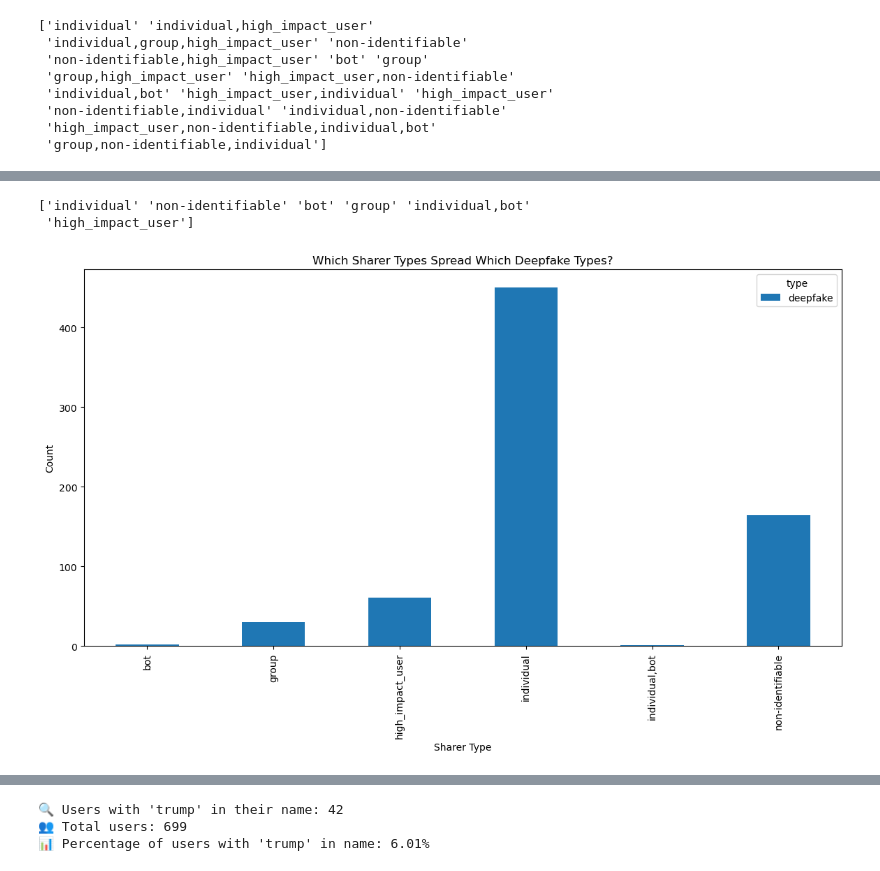
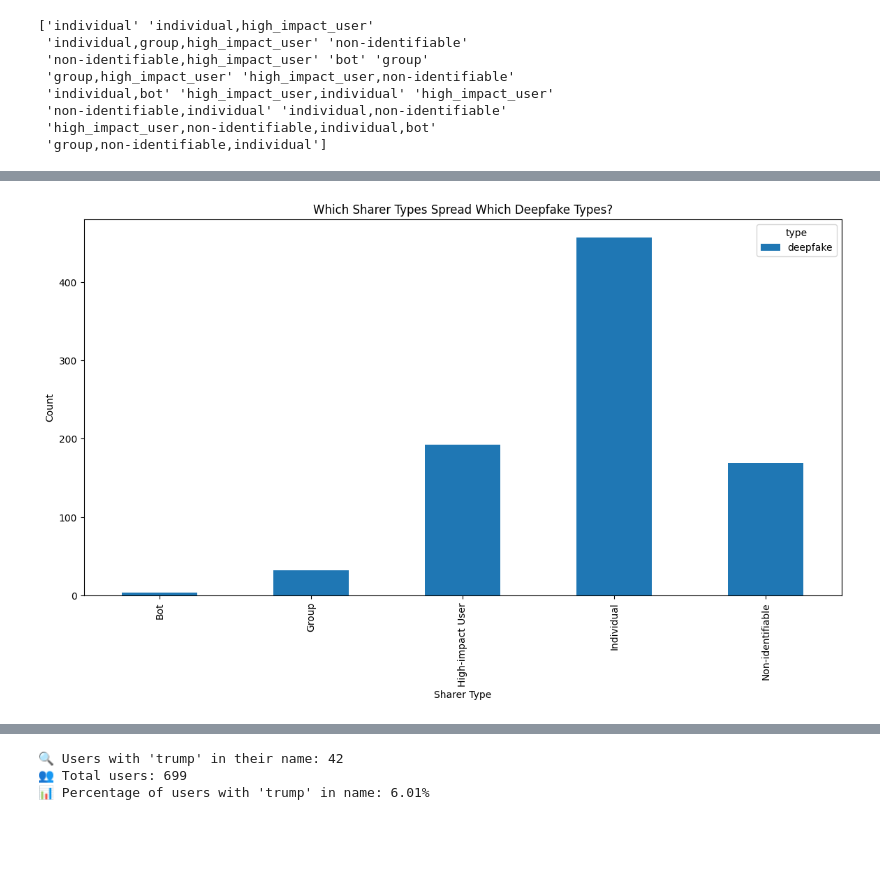
Before and after one commit to yasminek-g/DH-500, a Jupyter notebook: code/analysis/3 - dissemination/dissemination_patterns.ipynb, the cells around one changed output, grey strips where cells are left out. Drawn from its saved outputs; the diff is of its cells as text; code cells hidden in the pictures; blank space fills up the shorter version.

Commit message:
fix sharer graph

```diff
--- a/code/analysis/3 - dissemination/dissemination_patterns.ipynb
+++ b/code/analysis/3 - dissemination/dissemination_patterns.ipynb
@@ -1,8 +1,8 @@
 # %%
 import pandas as pd
 # %%
-df = pd.read_csv('../../../data/initial_data/data-2324-no-ver.csv')
-df_ver = pd.read_csv('../../../data/initial_data/data-2324-ver.csv')
+df = pd.read_csv('../../../data/initial data/data-2324-no-ver.csv')
+df_ver = pd.read_csv('../../../data/initial data/data-2324-ver.csv')
 print(df.head(1))
 # %% [output]
    Unnamed: 0  incident_id report_id  date_coded  \
@@ -446,0 +451,29 @@ print(df.sharer_type.unique())
+# %%
+# Convert to lowercase first to ensure consistency, then process
+df['sharer_type_processed'] = df['sharer_type'].str.lower()
+
+# Create an empty list to store exploded (disaggregated) rows
+exploded_rows = []
+
+# Iterate through each row of the DataFrame
+for index, row in df.iterrows():
+    sharer_types = str(row['sharer_type_processed']).split(',')
+    # For each individual sharer type in the comma-separated string,
+    # create a new row with that single sharer type
+    for s_type in sharer_types:
+        new_row = row.copy()
+        new_row['sharer_type_disaggregated'] = s_type.strip() # Remove any leading/trailing whitespace
+        exploded_rows.append(new_row)
+
+# Create a new DataFrame from the exploded rows
+df_disaggregated = pd.DataFrame(exploded_rows)
+# for format
+df_disaggregated['sharer_type_disaggregated'] = df_disaggregated['sharer_type_disaggregated'].str.capitalize().replace({
+    'High_impact_user': 'High-impact User',
+})
+# %%
+# Now, create the crosstab using the disaggregated sharer types
+pivot_table_new = pd.crosstab(df_disaggregated['sharer_type_disaggregated'], df_disaggregated['type'])
+
+print("Original unique sharer_types:\n", df['sharer_type'].unique())
+print("\nNew Crosstab (pivot_table):\n", pivot_table_new)
@@ -447,28 +499,24 @@ print(df.sharer_type.unique())
 # %%
-# modify the value of sharer_type example: if sharer_type is high_impact_user,individual modify it to individual
-df['sharer_type'] = df['sharer_type'].str.lower().replace({
-    'individual,high_impact_user': 'individual',
-    'non-identifiable,high_impact_user': 'non-identifiable',
-    'group,high_impact_user': 'group',
-    'high_impact_user,non-identifiable': 'non-identifiable',
-    'high_impact_user,individual': 'individual',
-    'high_impact_user,group': 'group',
-})
-# remove some values with sharer_type that are not needed
-df = df[~df['sharer_type'].isin(['individual,group,high_impact_user', 'non-identifiable,individual', 'individual,non-identifiable', 'high_impact_user,non-identifiable,individual,bot', 'group,non-identifiable,individual'])]
-print(df.sharer_type.unique())
+# old code / another approach: combining the groups heuristically
+# # modify the value of sharer_type example: if sharer_type is high_impact_user,individual modify it to individual
+# df['sharer_type'] = df['sharer_type'].str.lower().replace({
+#     'individual,high_impact_user': 'individual',
+#     'non-identifiable,high_impact_user': 'non-identifiable',
+#     'group,high_impact_user': 'group',
+#     'high_impact_user,non-identifiable': 'non-identifiable',
+#     'high_impact_user,individual': 'individual',
+#     'individual,bot': 'individual',
+#     'high_impact_user,group': 'group',
+# })
+# # remove some values with sharer_type that are not needed
+# df = df[~df['sharer_type'].isin(['individual,group,high_impact_user', 'non-identifiable,individual', 'individual,non-identifiable', 'high_impact_user,non-identifiable,individual,bot', 'group,non-identifiable,individual'])]
+# # Pivot table: sharer_type vs type of deepfake
+# pivot_table = pd.crosstab(df['sharer_type'], df['type'])
-# %% [output]
-['individual' 'non-identifiable' 'bot' 'group' 'individual,bot'
- 'high_impact_user']
 # %%
-# Pivot table: sharer_type vs type of deepfake
-
-pivot_table = pd.crosstab(df['sharer_type'], df['type'])
-
-pivot_table.plot(kind='bar', stacked=True, figsize=(14, 7))
+pivot_table_new.plot(kind='bar', stacked=True, figsize=(14, 7))
 plt.title('Which Sharer Types Spread Which Deepfake Types?')
 plt.xlabel('Sharer Type')
 plt.ylabel('Count')
 plt.show()
 # %% [output]
-[figure, old version]
+[figure, new version]
```
Also changed, not shown: parts of 5 cells of this notebook.
